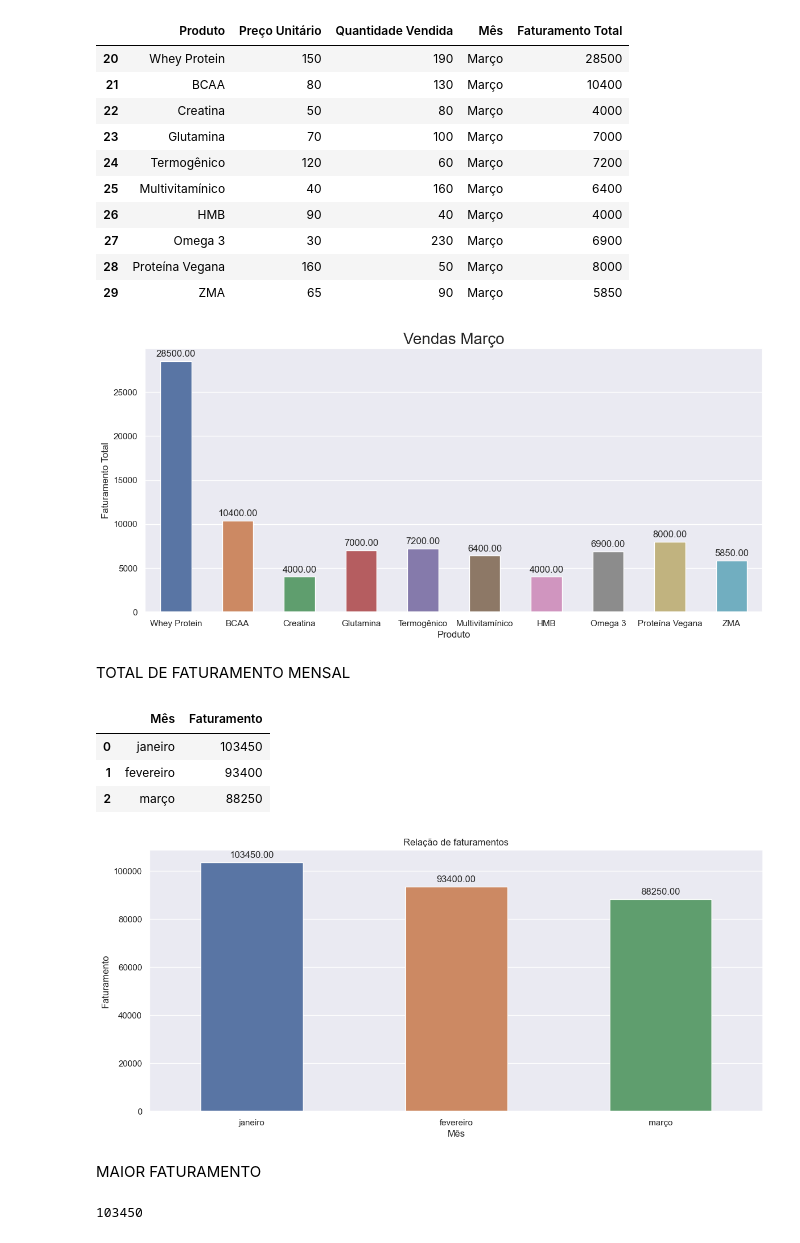
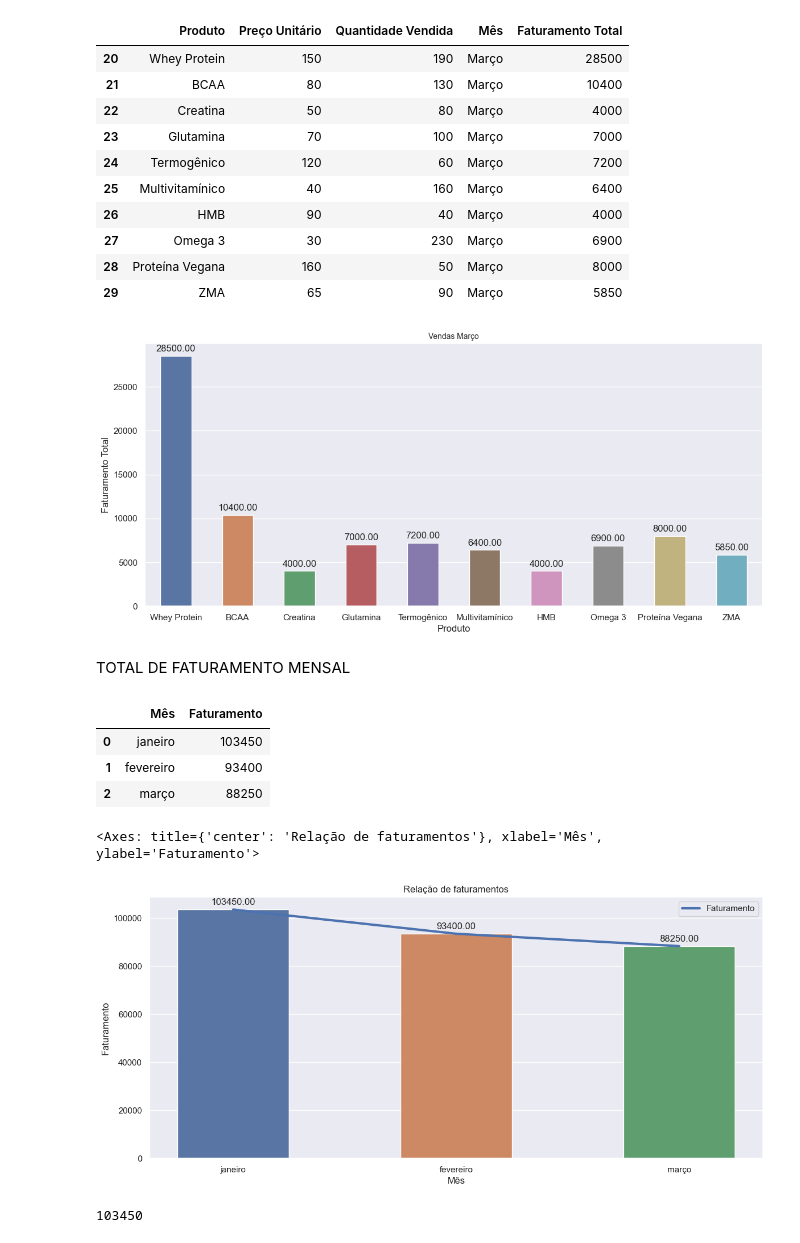
Before and after one commit to jhonatanpaz95/analise-de-dados, a Jupyter notebook: Desafio 1 chatgpt/doc.ipynb, the cells around one changed output. Cells and saved outputs as stored; diff of their text form; code cells hidden in the pictures.

```diff
--- a/Desafio 1 chatgpt/doc.ipynb
+++ b/Desafio 1 chatgpt/doc.ipynb
@@ -66,7 +46,8 @@ sns.lineplot(data=loja1_agrupado_df, y='Faturamento Total', x='Produto')
 vendas_janeiro_df = loja1_df.loc[loja1_df['Mês'] == 'Janeiro']
 display(vendas_janeiro_df)
 fig = sns.barplot(data=vendas_janeiro_df, x='Produto', y="Faturamento Total", hue="Produto", width=0.5, errorbar=None)
-fig.set_title('Vendas Janeiro', fontsize=20, loc='center')
+
+fig.set_title('Vendas Janeiro', fontsize=10, loc='center')
 
 for c in fig.patches:
     fig.annotate(format(c.get_height(), '.2f'),
@@ -116,7 +97,7 @@ for p in fig.patches:
 vendas_marco_df = loja1_df.loc[loja1_df['Mês'] == 'Março']
 display(vendas_marco_df)
 fig = sns.barplot(data=vendas_marco_df, x='Produto', y="Faturamento Total", hue="Produto", width=0.5, errorbar=None)
-fig.set_title('Vendas Março', fontsize=20, loc='center')
+fig.set_title('Vendas Março', fontsize=10, loc='center')
 
 for c in fig.patches:
     fig.annotate(format(c.get_height(), '.2f'),
@@ -136,41 +117,42 @@ for c in fig.patches:
 | 27 | Omega 3 | 30 | 230 | Março | 6900 |
 | 28 | Proteína Vegana | 160 | 50 | Março | 8000 |
 | 29 | ZMA | 65 | 90 | Março | 5850 |
-[figure, old version]
+[figure, new version]
 # %% [markdown]
 TOTAL DE FATURAMENTO MENSAL
 # %%
 faturamento_janeiro = vendas_janeiro_df['Faturamento Total'].sum()
 faturamento_fevereiro = vendas_fevereiro_df['Faturamento Total'].sum()
 faturamento_marco = vendas_marco_df['Faturamento Total'].sum()
 #print(f'faturamento Janeiro = R$ {faturamento_janeiro:.2f}, \nfaturamento Fevereiro = R$ {faturamento_fevereiro:.2f}, \nfaruamento março = R$ {faturamento_marco:.2f}')
 
 faturamento ={
     'janeiro' : faturamento_janeiro,
     'fevereiro' : faturamento_fevereiro,
     'março' : faturamento_marco
 }
 
 faturamento_df = pd.DataFrame(list(faturamento.items()), columns = ['Mês', 'Faturamento'])
 display(faturamento_df)
 
 fig= sns.barplot(data= faturamento_df, x='Mês', y='Faturamento', width=0.5, hue='Mês')
 fig.set(title='Relação de faturamentos')
 
 for c in fig.patches:
     fig.annotate(format(c.get_height(), '.2f'),
                  (c.get_x() + c.get_width() / 2., c.get_height()),
                  ha = 'center', va= 'center',
                  xytext = (0,9),
                  textcoords= 'offset points')
+
+sns.lineplot(faturamento_df, linewidth=3,)
 # %% [output]
 |  | Mês | Faturamento |
 | 0 | janeiro | 103450 |
 | 1 | fevereiro | 93400 |
 | 2 | março | 88250 |
+<Axes: title={'center': 'Relação de faturamentos'}, xlabel='Mês', ylabel='Faturamento'>
-[figure, old version]
+[figure, new version]
-# %% [markdown]
-MAIOR FATURAMENTO
 # %%
 faturamentos = [faturamento_janeiro, faturamento_fevereiro, faturamento_marco]
 
```
Also changed, not shown: parts of 7 cells of this notebook.
